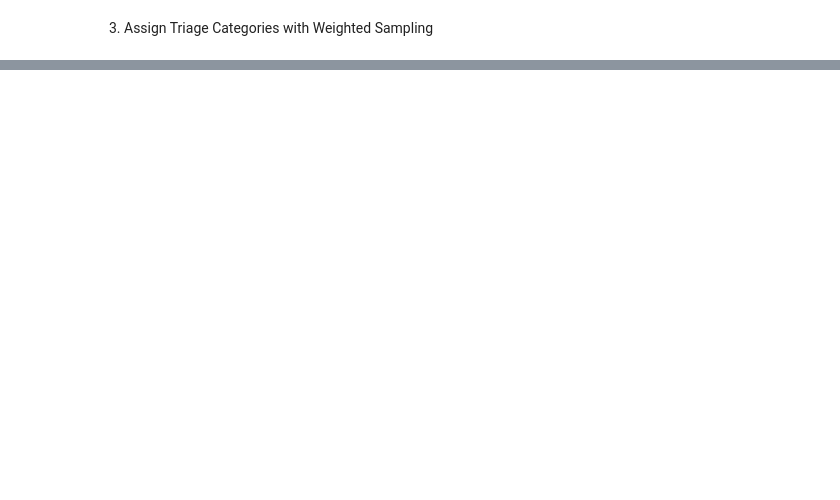
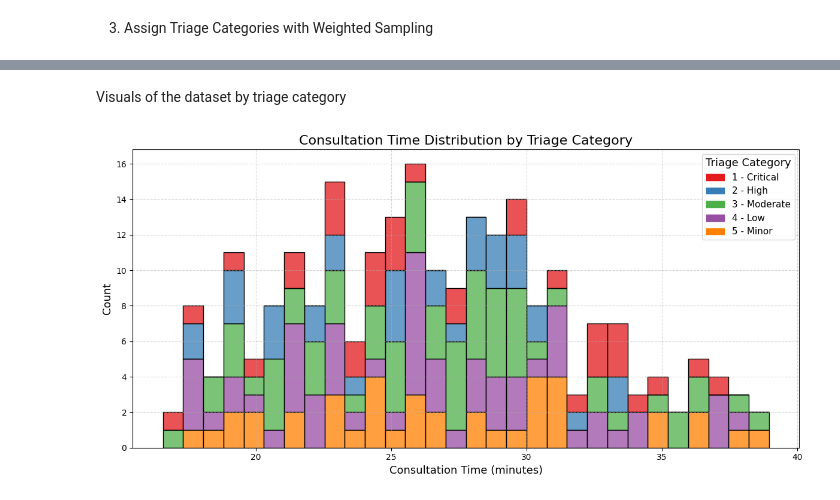
Before and after one commit to chigvintseva/UniProject-simulation-techniques, a Jupyter notebook: main.ipynb, the cells around one changed output, grey strips where cells are left out. Saved outputs shown, nothing was run; the diff lists cells and outputs as text; code cells hidden in the pictures; blank space fills up the shorter version.

Commit message:
data generation and initial visualisations

```diff
--- a/main.ipynb
+++ b/main.ipynb
@@ -33,0 +48,3 @@ Sample patient arrival times (hours):
+# %%
+#random assign triage categories to each patient
+assigned_triage = np.random.choice(triage_levels, size=num_patients, p=triage_probabilities)
@@ -33,0 +110,12 @@ Sample patient arrival times (hours):
+# %%
+def triangular_sample(minimum, mode, maximum, sample_size):
+  samples = np.random.triangular(left=minimum, mode=mode, right=maximum, size=sample_size)
+  return np.clip(samples, a_min=0.1, a_max=None)  # ensures positive durations
+# %%
+# sample process durations in minutes for each patient
+
+triage_times = triangular_sample(5, 10, 15, num_patients)
+registration_times = triangular_sample(3, 7, 12, num_patients)
+consultation_times = triangular_sample(15, 25, 40, num_patients)
+diagnostic_times = triangular_sample(20, 30, 45, num_patients)
+treatment_times = triangular_sample(10, 20, 35, num_patients)
@@ -33,0 +125,4 @@ Sample patient arrival times (hours):
+# %%
+print("Sample of Consultation Times (minutes):")
+for i, time in enumerate(consultation_times[:5], start=1):
+    print(f"  Patient {i}: {time:.2f} minutes")
@@ -33,0 +205,31 @@ Sample patient arrival times (hours):
+# %% [markdown]
+Visuals of the dataset by triage category
+# %%
+import matplotlib.patches as mpatches
+
+plt.figure(figsize=(12, 6))
+hist = sns.histplot(
+    data=plot_data,
+    x='consultation_time_min',
+    hue='triage_category',
+    multiple='stack',
+    palette=palette,
+    bins=30,
+    edgecolor='black',
+    alpha=0.75
+)
+
+plt.title('Consultation Time Distribution by Triage Category', fontsize=16)
+plt.xlabel('Consultation Time (minutes)', fontsize=13)
+plt.ylabel('Count', fontsize=13)
+plt.grid(True, linestyle='--', alpha=0.5)
+plt.tight_layout()
+
+triage_labels = ['1 - Critical', '2 - High', '3 - Moderate', '4 - Low', '5 - Minor']
+handles = [mpatches.Patch(color=palette[i], label=triage_labels[i]) for i in range(len(triage_labels))]
+
+plt.legend(handles=handles, title='Triage Category', title_fontsize=13, fontsize=11, loc='upper right')
+
+plt.show()
+# %% [output]
+[figure, added]
```
Also changed, not shown: parts of 21 cells of this notebook.
